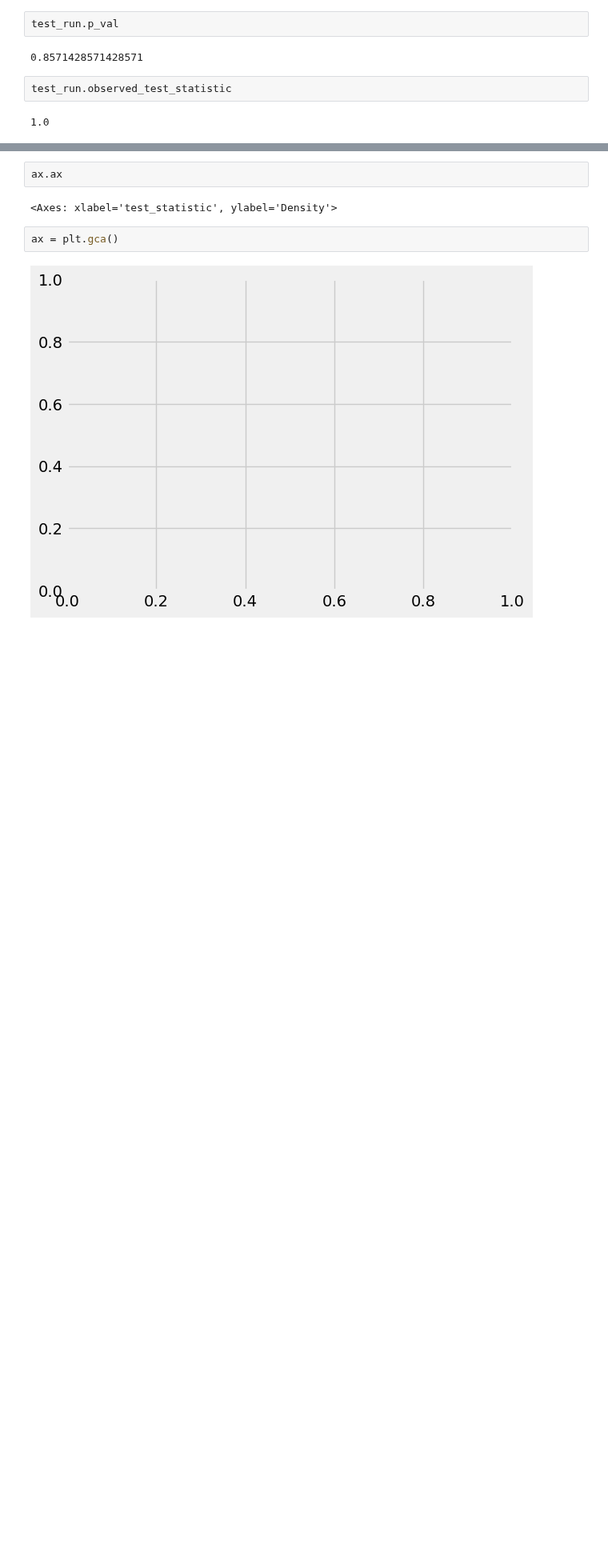
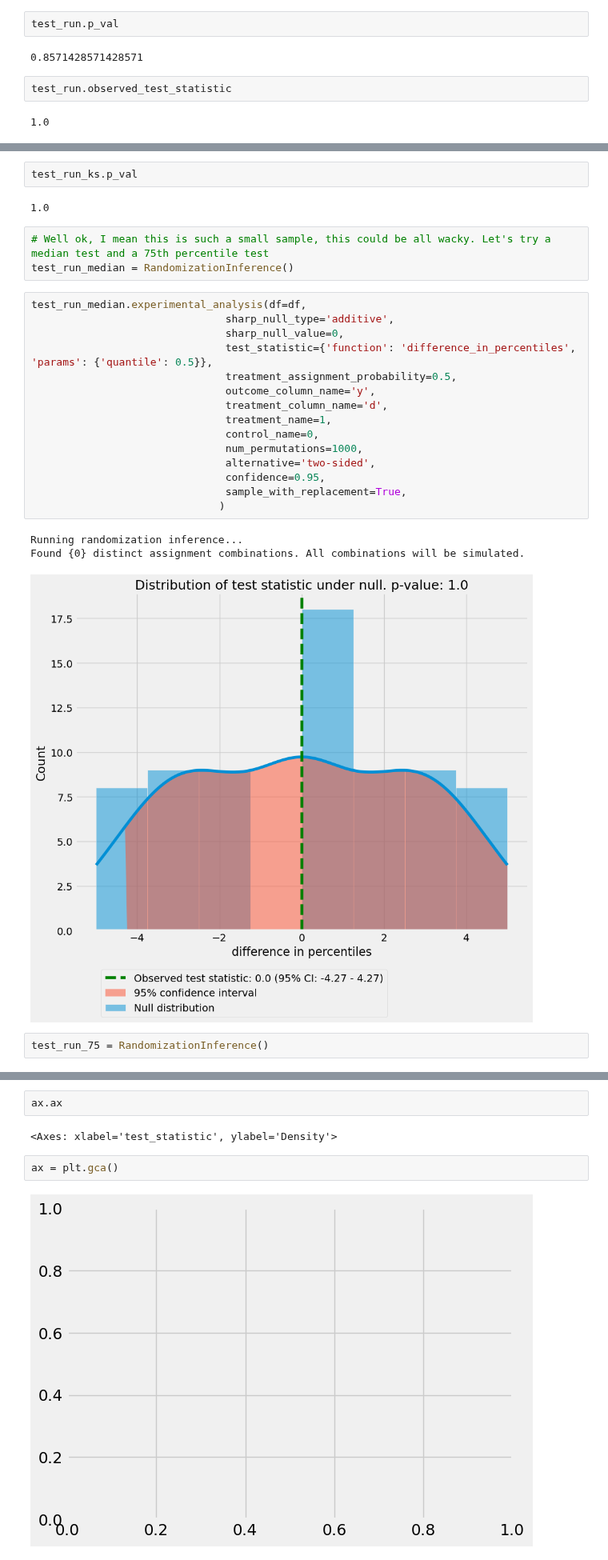
Before and after one commit to dokeeffe87/stats_utils, a Jupyter notebook: notebooks/scratch_work/dev_randomization_inference.ipynb, the cells around one changed output, grey strips where cells are left out. Shown at 80% size. Saved outputs shown, nothing was run; the diff lists cells and outputs as text; blank space fills up the shorter version.

```diff
--- a/notebooks/scratch_work/dev_randomization_inference.ipynb
+++ b/notebooks/scratch_work/dev_randomization_inference.ipynb
@@ -715,0 +781,28 @@ array([-3.775,  5.775])
+# %%
+test_run_ks.p_val
+# %% [output]
+1.0
+# %%
+# Well ok, I mean this is such a small sample, this could be all wacky. Let's try a median test and a 75th percentile test
+test_run_median = RandomizationInference()
+# %%
+test_run_median.experimental_analysis(df=df,
+                               sharp_null_type='additive',
+                               sharp_null_value=0,
+                               test_statistic={'function': 'difference_in_percentiles', 'params': {'quantile': 0.5}},
+                               treatment_assignment_probability=0.5,
+                               outcome_column_name='y',
+                               treatment_column_name='d',
+                               treatment_name=1,
+                               control_name=0,
+                               num_permutations=1000,
+                               alternative='two-sided',
+                               confidence=0.95,
+                               sample_with_replacement=True,
+                              )
+# %% [output]
+Running randomization inference...
+Found {0} distinct assignment combinations. All combinations will be simulated.
+[figure, added]
+# %%
+test_run_75 = RandomizationInference()
```
Also changed, not shown: parts of 33 cells of this notebook, 1 other file.
